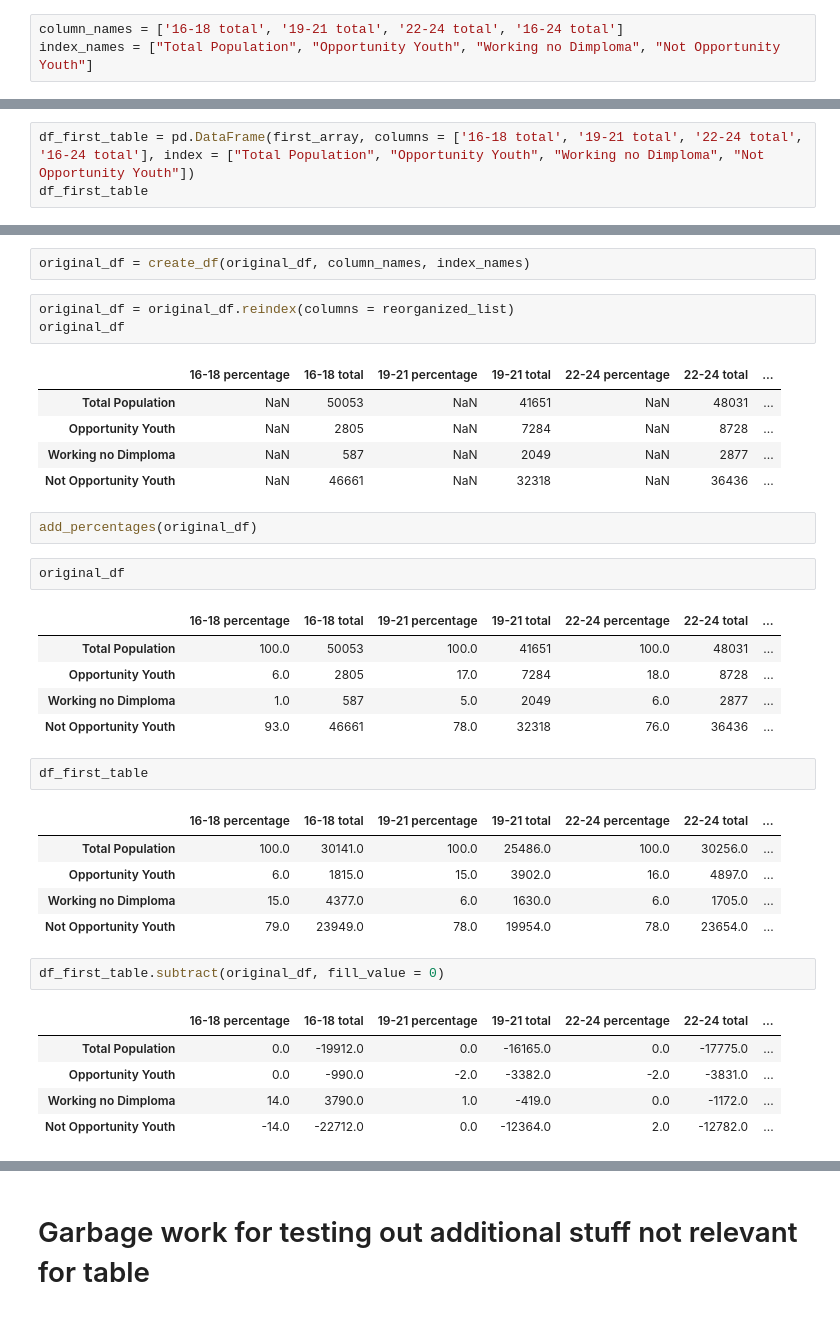
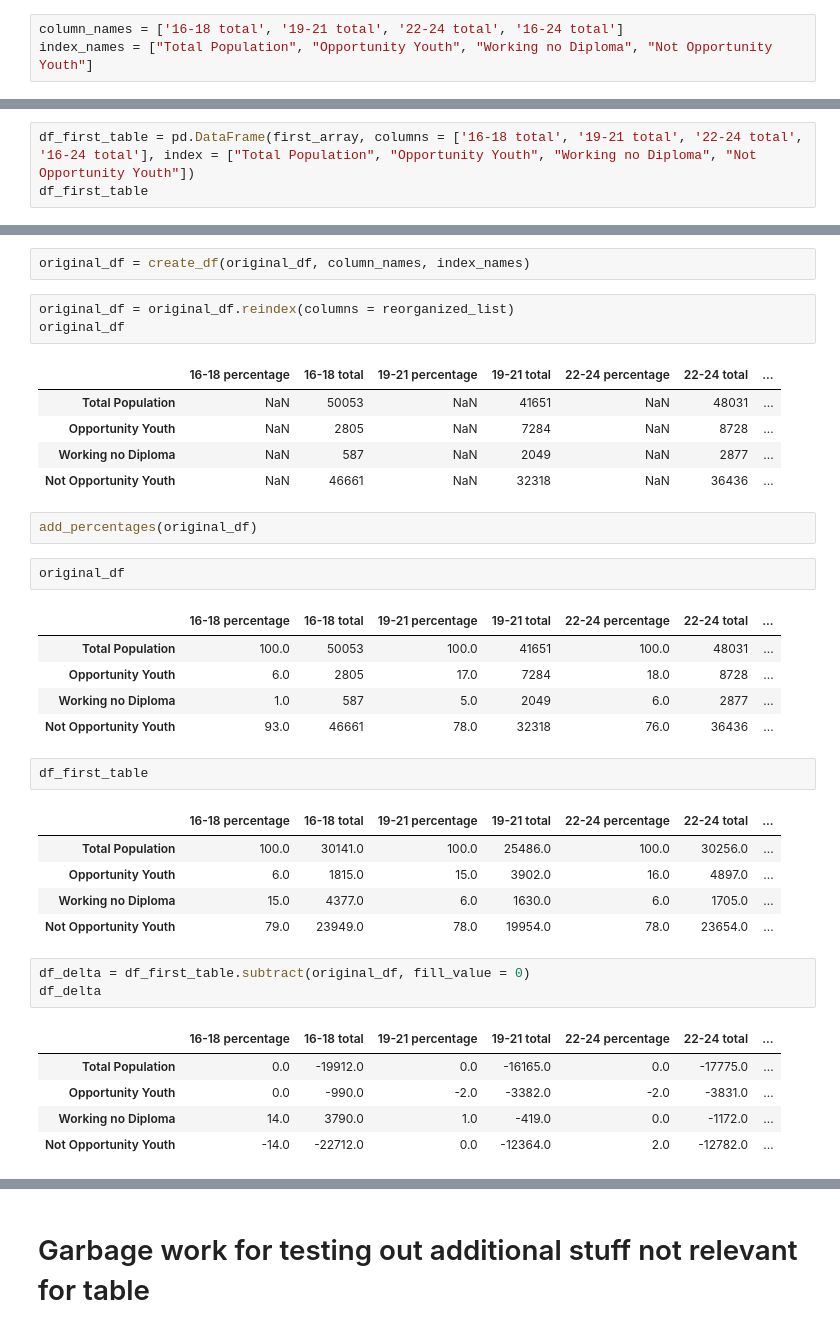
Before and after one commit to Lucaswb/project1_flatiron, a Jupyter notebook: Updated youth opportunity status from 2016.ipynb, the cells around one changed output, grey strips where cells are left out. Saved outputs shown, nothing was run; the diff lists cells and outputs as text.

```diff
--- a/Updated youth opportunity status from 2016.ipynb
+++ b/Updated youth opportunity status from 2016.ipynb
@@ -125,11 +140,11 @@ array([[30141., 25486., 30256., 85883.],
 This will create the column names and the row names that will later be used for creating the data
 # %%
 column_names = ['16-18 total', '19-21 total', '22-24 total', '16-24 total']
-index_names = ["Total Population", "Opportunity Youth", "Working no Dimploma", "Not Opportunity Youth"]
+index_names = ["Total Population", "Opportunity Youth", "Working no Diploma", "Not Opportunity Youth"]
 # %% [markdown]
 ### Creating the Pandas table
 # %%
-df_first_table = pd.DataFrame(first_array, columns = ['16-18 total', '19-21 total', '22-24 total', '16-24 total'], index = ["Total Population", "Opportunity Youth", "Working no Dimploma", "Not Opportunity Youth"])
+df_first_table = pd.DataFrame(first_array, columns = ['16-18 total', '19-21 total', '22-24 total', '16-24 total'], index = ["Total Population", "Opportunity Youth", "Working no Diploma", "Not Opportunity Youth"])
 df_first_table
 # %% [output]
 |  | 16-18 total | 19-21 total | 22-24 total | 16-24 total |
@@ -181,7 +196,7 @@ original_df
 |  | 16-18 percentage | 16-18 total | 19-21 percentage | 19-21 total | 22-24 percentage | 22-24 total | ... |
 | Total Population | NaN | 50053 | NaN | 41651 | NaN | 48031 | ... |
 | Opportunity Youth | NaN | 2805 | NaN | 7284 | NaN | 8728 | ... |
-| Working no Dimploma | NaN | 587 | NaN | 2049 | NaN | 2877 | ... |
+| Working no Diploma | NaN | 587 | NaN | 2049 | NaN | 2877 | ... |
 | Not Opportunity Youth | NaN | 46661 | NaN | 32318 | NaN | 36436 | ... |
 # %%
 add_percentages(original_df)
@@ -191,7 +206,7 @@ original_df
 |  | 16-18 percentage | 16-18 total | 19-21 percentage | 19-21 total | 22-24 percentage | 22-24 total | ... |
 | Total Population | 100.0 | 50053 | 100.0 | 41651 | 100.0 | 48031 | ... |
 | Opportunity Youth | 6.0 | 2805 | 17.0 | 7284 | 18.0 | 8728 | ... |
-| Working no Dimploma | 1.0 | 587 | 5.0 | 2049 | 6.0 | 2877 | ... |
+| Working no Diploma | 1.0 | 587 | 5.0 | 2049 | 6.0 | 2877 | ... |
 | Not Opportunity Youth | 93.0 | 46661 | 78.0 | 32318 | 76.0 | 36436 | ... |
 # %%
 df_first_table
@@ -199,13 +214,14 @@ df_first_table
 |  | 16-18 percentage | 16-18 total | 19-21 percentage | 19-21 total | 22-24 percentage | 22-24 total | ... |
 | Total Population | 100.0 | 30141.0 | 100.0 | 25486.0 | 100.0 | 30256.0 | ... |
 | Opportunity Youth | 6.0 | 1815.0 | 15.0 | 3902.0 | 16.0 | 4897.0 | ... |
-| Working no Dimploma | 15.0 | 4377.0 | 6.0 | 1630.0 | 6.0 | 1705.0 | ... |
+| Working no Diploma | 15.0 | 4377.0 | 6.0 | 1630.0 | 6.0 | 1705.0 | ... |
 | Not Opportunity Youth | 79.0 | 23949.0 | 78.0 | 19954.0 | 78.0 | 23654.0 | ... |
 # %%
-df_first_table.subtract(original_df, fill_value = 0)
+df_delta = df_first_table.subtract(original_df, fill_value = 0)
+df_delta
 # %% [output]
 |  | 16-18 percentage | 16-18 total | 19-21 percentage | 19-21 total | 22-24 percentage | 22-24 total | ... |
 | Total Population | 0.0 | -19912.0 | 0.0 | -16165.0 | 0.0 | -17775.0 | ... |
 | Opportunity Youth | 0.0 | -990.0 | -2.0 | -3382.0 | -2.0 | -3831.0 | ... |
-| Working no Dimploma | 14.0 | 3790.0 | 1.0 | -419.0 | 0.0 | -1172.0 | ... |
+| Working no Diploma | 14.0 | 3790.0 | 1.0 | -419.0 | 0.0 | -1172.0 | ... |
 | Not Opportunity Youth | -14.0 | -22712.0 | 0.0 | -12364.0 | 2.0 | -12782.0 | ... |
```
Also changed, not shown: parts of 8 cells of this notebook, 1 other file.
